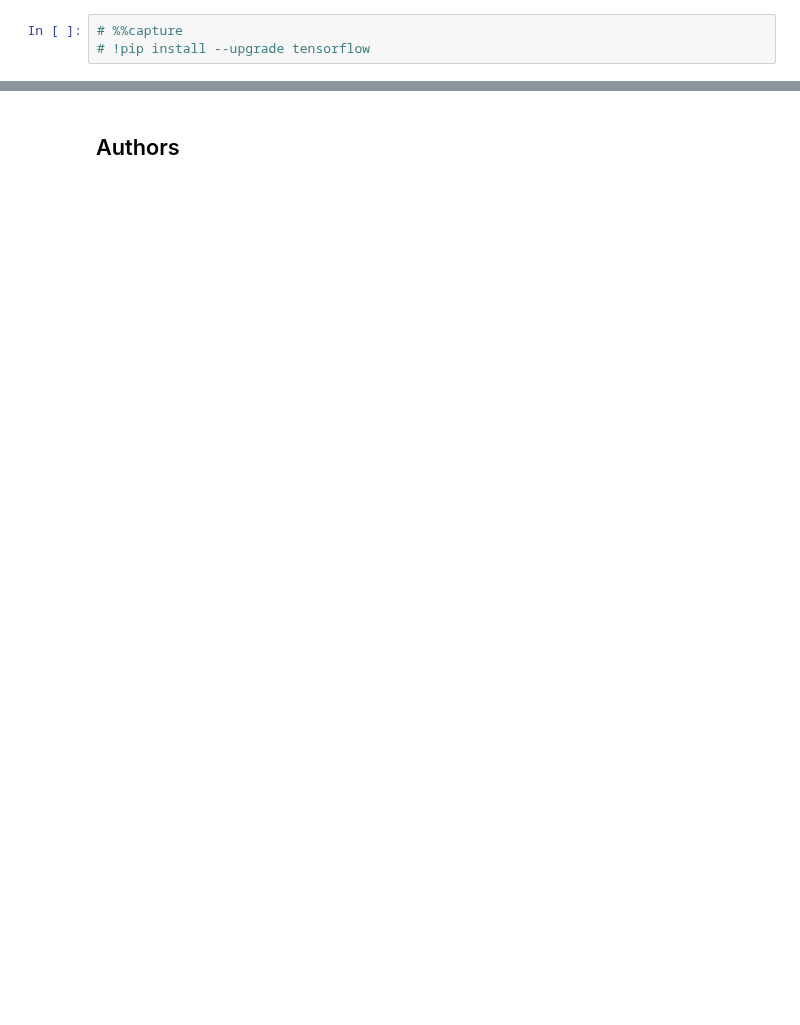
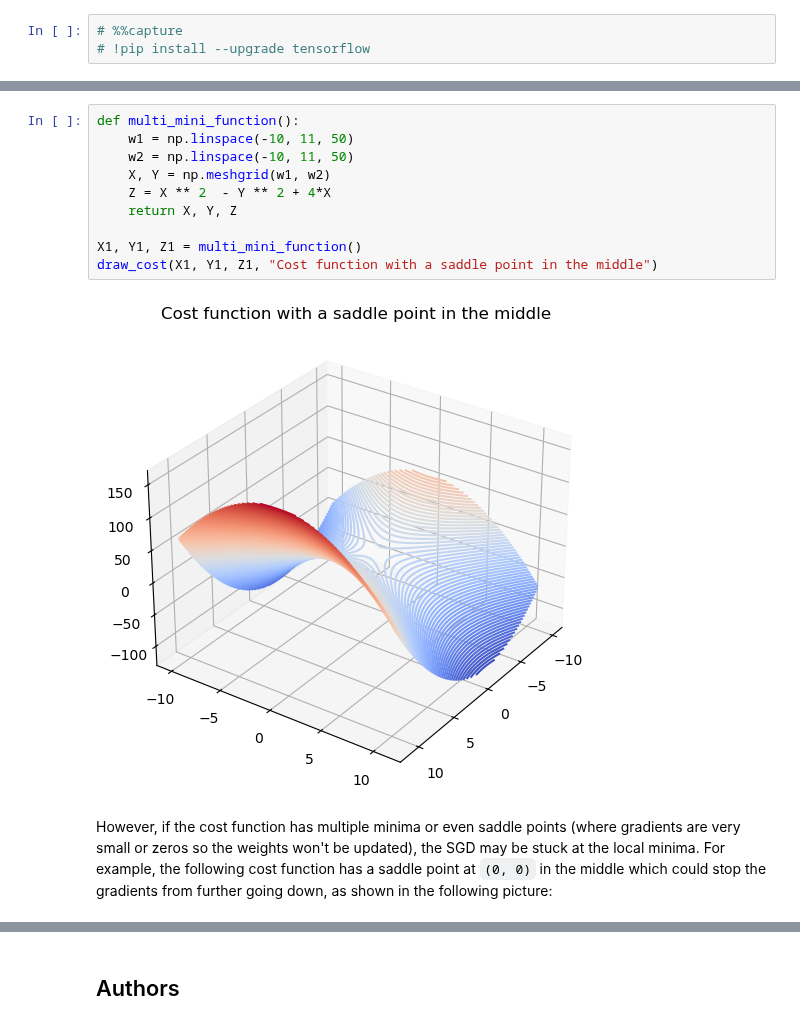
Before and after one commit to antonio-xrp/data-science-path, a Jupyter notebook: 0.4-MachineLearning/0.4-deep-learning-IBM/practice.ipynb, the cells around one changed output, grey strips where cells are left out. Saved outputs shown, nothing was run; the diff lists cells and outputs as text; blank space fills up the shorter version.

```diff
--- a/0.4-MachineLearning/0.4-deep-learning-IBM/practice.ipynb
+++ b/0.4-MachineLearning/0.4-deep-learning-IBM/practice.ipynb
@@ -682,0 +220,14 @@ print(np.sqrt(metrics.mean_squared_error(test_labels, y_pred)))
+# %%
+def multi_mini_function():
+    w1 = np.linspace(-10, 11, 50)
+    w2 = np.linspace(-10, 11, 50)
+    X, Y = np.meshgrid(w1, w2)
+    Z = X ** 2  - Y ** 2 + 4*X
+    return X, Y, Z
+
+X1, Y1, Z1 = multi_mini_function()
+draw_cost(X1, Y1, Z1, "Cost function with a saddle point in the middle")
+# %% [output]
+[figure, added]
+# %% [markdown]
+However, if the cost function has multiple minima or even saddle points (where gradients are very small or zeros so the weights won't be updated), the SGD may be stuck at the local minima. For example, the following cost function has a saddle point at `(0, 0)` in the middle which could stop the gradients from further going down, as shown in the following picture:
```
Also changed, not shown: parts of 259 cells of this notebook, 7 other files.
